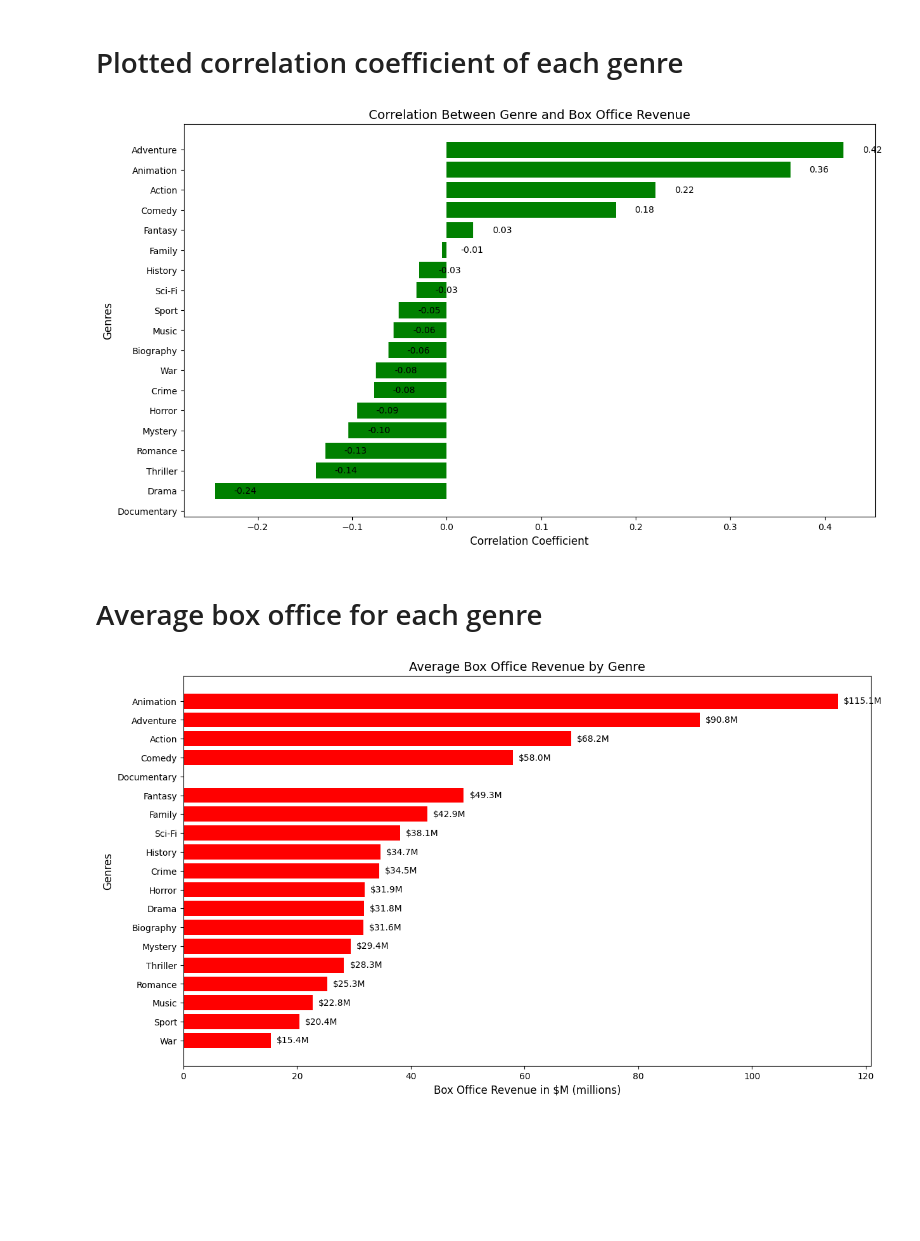
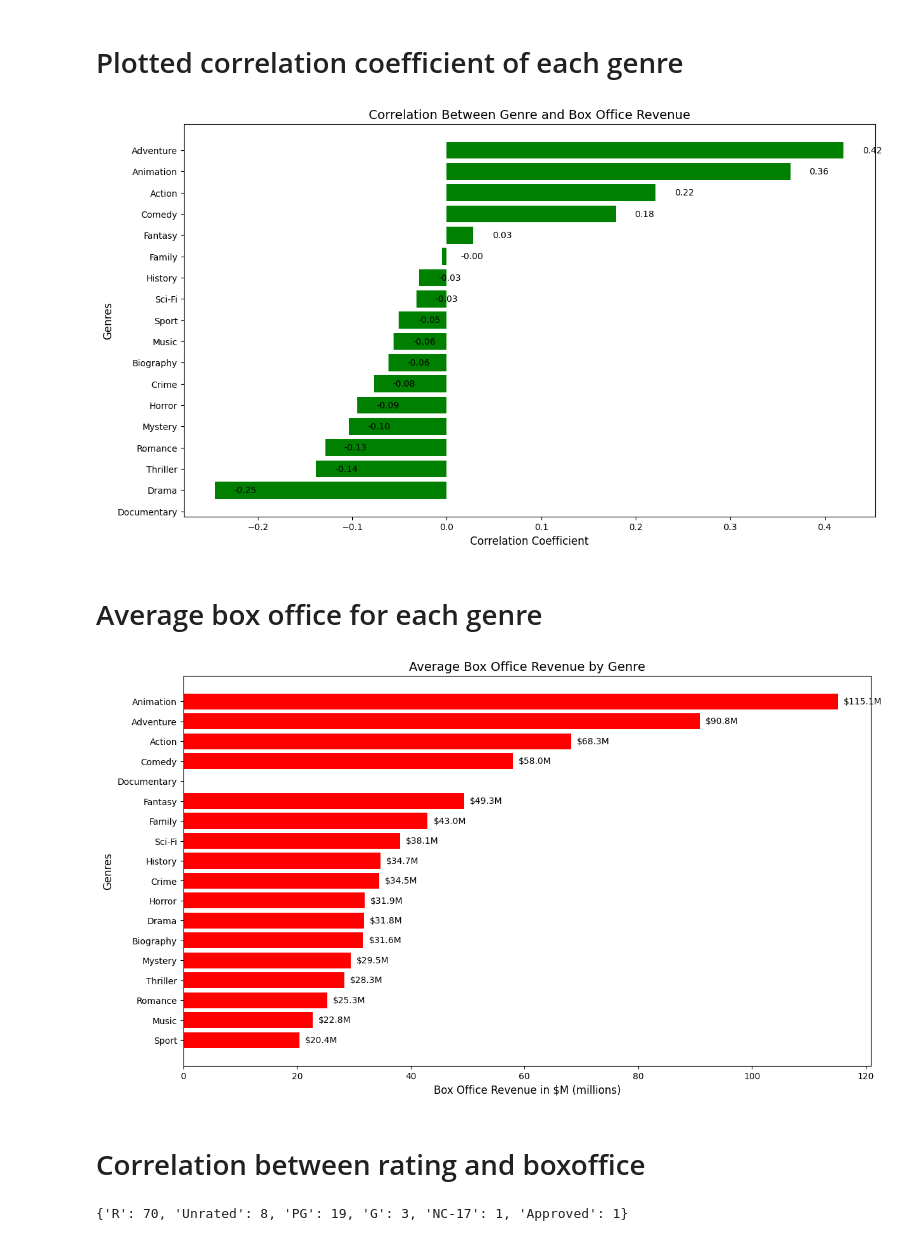
Before and after one commit to seetvn/movies_analysis, a Jupyter notebook: analyses/first.ipynb, the cells around one changed output. Saved outputs shown, nothing was run; the diff lists cells and outputs as text; code cells hidden in the pictures; blank space fills up the shorter version.

Commit message:
updated first based on new column(search trend)

```diff
--- a/analyses/first.ipynb
+++ b/analyses/first.ipynb
@@ -27,15 +27,15 @@ Correlation: 0.2722068285107077
 # %% [markdown]
 # Correlation between Genre and Box Office Revenue
 # %%
-genre_one_hot_encoding_df = pd.read_excel("/home/seetvn/random_projects/ekimetrics/data/formatted/movies_genre_one_hot_encodings.xlsx")
+one_hot_encoding_df = pd.read_excel("/home/seetvn/random_projects/ekimetrics/data/formatted/movies_one_hot_encodings.xlsx")
 #TODO: will have to readjust indices
-column_sums = genre_one_hot_encoding_df.iloc[:, 1:-2].sum().to_dict()
-print(column_sums)
+genre_column_sums = one_hot_encoding_df.iloc[:, 1:20].sum().to_dict()
+print(genre_column_sums)
 # %% [output]
 {'Action': 30, 'Adventure': 29, 'Animation': 11, 'Biography': 10, 'Comedy': 49, 'Crime': 23, 'Documentary': 1, 'Drama': 75, 'Family': 6, 'Fantasy': 13, 'History': 4, 'Horror': 22, 'Music': 3, 'Mystery ...
 # %%
 # Sort correlations
-sorted_genre_frequency = sorted(column_sums.items(), key=lambda x: x[1],reverse=True)
+sorted_genre_frequency = sorted(genre_column_sums.items(), key=lambda x: x[1],reverse=True)
 x_plot = [genre_frequency[0] for genre_frequency in sorted_genre_frequency]
 y_plot = [genre_frequency[1] for genre_frequency in sorted_genre_frequency]
 plt.figure(figsize=(14, 8))
@@ -54,8 +54,8 @@ plt.show()
 [figure]
 # %%
 # Identify genre columns (excluding 'Title', 'imdbRating')
-genre_columns = genre_one_hot_encoding_df.columns[1:-2]
-correlations = genre_one_hot_encoding_df[genre_columns].corrwith(genre_one_hot_encoding_df["BoxOffice"])
+genre_columns = one_hot_encoding_df.columns[1:19]
+correlations = one_hot_encoding_df[genre_columns].corrwith(one_hot_encoding_df["BoxOffice"])
 correlations = correlations.sort_values(ascending=False)
 print(correlations)
 # %% [output]
@@ -92,40 +91,45 @@ plt.barh(x_plot, y_plot, color="green")
 for i, v in enumerate(y_plot):
     plt.text(v + 0.02, i, f"{v:.2f}", va="center", fontsize=10, color="black")
 
-
 plt.xlabel("Correlation Coefficient", fontsize=12)
 plt.ylabel("Genres", fontsize=12)
 plt.title("Correlation Between Genre and Box Office Revenue", fontsize=14)
-plt.gca().invert_yaxis()  # Highest correlation at the top
-
+plt.gca().invert_yaxis()
 plt.show()
 # %% [output]
-[figure, old version]
+[figure, new version]
 # %% [markdown]
 # Average box office for each genre
 # %%
 # Compute average BoxOffice for each genre
 average_boxoffice_per_genre = {
-    genre: float(genre_one_hot_encoding_df.loc[genre_one_hot_encoding_df[genre] == 1, "BoxOffice"].mean())
+    genre: float(one_hot_encoding_df.loc[one_hot_encoding_df[genre] == 1, "BoxOffice"].mean())
     for genre in genre_columns
 }
 
 sorted_boxoffice = dict(sorted(average_boxoffice_per_genre.items(), key=lambda x: x[1],reverse=True))
 # Extract sorted keys and values
 x_plot = list(sorted_boxoffice.keys())
 y_plot = list(sorted_boxoffice.values())
 
 y_plot_millions = [value / 1e6 for value in y_plot]
 
 plt.figure(figsize=(14, 8))
 plt.barh(x_plot, y_plot_millions, color="red")
 
 for i, v in enumerate(y_plot_millions):
     plt.text(v + 1, i, f"${v:,.1f}M", va="center", fontsize=10, color="black")
 
 plt.xlabel("Box Office Revenue in $M (millions)", fontsize=12)
 plt.ylabel("Genres", fontsize=12)
 plt.title("Average Box Office Revenue by Genre", fontsize=14)
 plt.gca().invert_yaxis()
 # %% [output]
-[figure, old version]
+[figure, new version]
+# %% [markdown]
+# Correlation between rating and boxoffice
+# %%
+rated_column_sums = one_hot_encoding_df.iloc[:, 24:].sum().to_dict()
+print(rated_column_sums)
+# %% [output]
+{'R': 70, 'Unrated': 8, 'PG': 19, 'G': 3, 'NC-17': 1, 'Approved': 1}
```
Also changed, not shown: parts of 10 cells of this notebook.
